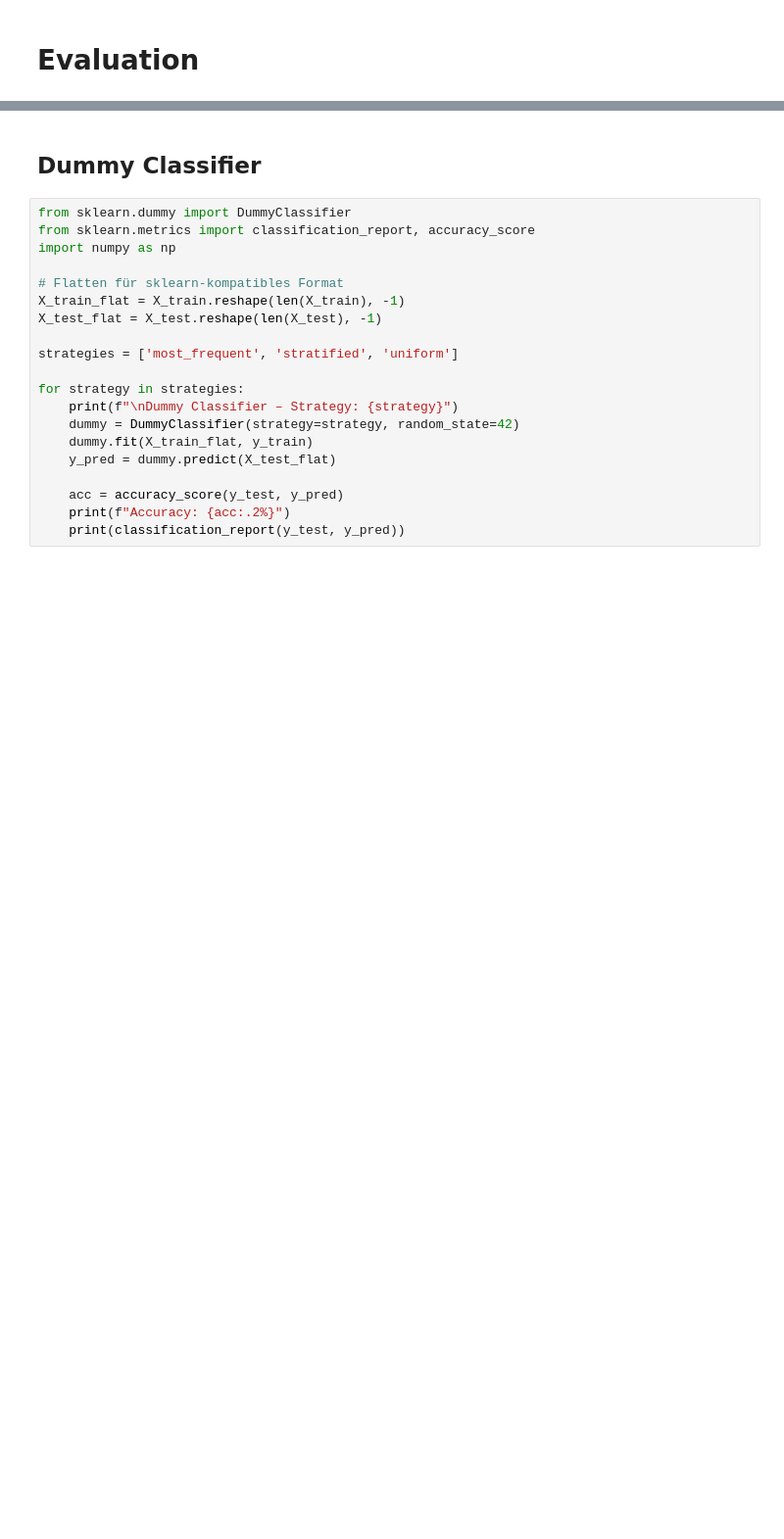
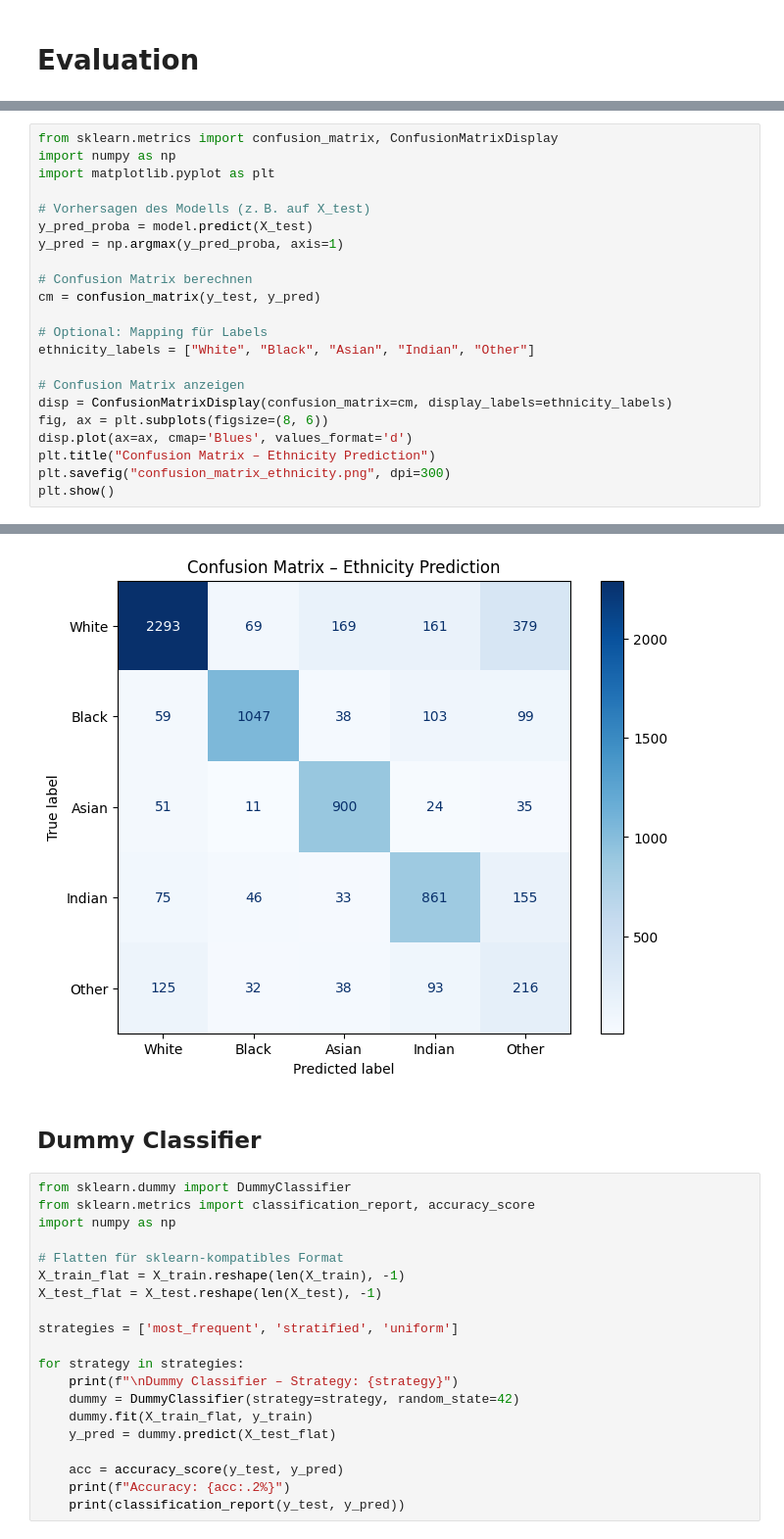
Before and after one commit to jasinwi22034/FaceClassification, a Jupyter notebook: faceclassification.ipynb, the cells around one changed output, grey strips where cells are left out. Shown at 98% size. Drawn from its saved outputs; the diff is of its cells as text; blank space fills up the shorter version.

```diff
--- a/faceclassification.ipynb
+++ b/faceclassification.ipynb
@@ -466,0 +609,23 @@ plt.show()
+# %%
+from sklearn.metrics import confusion_matrix, ConfusionMatrixDisplay
+import numpy as np
+import matplotlib.pyplot as plt
+
+# Vorhersagen des Modells (z. B. auf X_test)
+y_pred_proba = model.predict(X_test)
+y_pred = np.argmax(y_pred_proba, axis=1)
+
+# Confusion Matrix berechnen
+cm = confusion_matrix(y_test, y_pred)
+
+# Optional: Mapping für Labels
+ethnicity_labels = ["White", "Black", "Asian", "Indian", "Other"]
+
+# Confusion Matrix anzeigen
+disp = ConfusionMatrixDisplay(confusion_matrix=cm, display_labels=ethnicity_labels)
+fig, ax = plt.subplots(figsize=(8, 6))
+disp.plot(ax=ax, cmap='Blues', values_format='d')
+plt.title("Confusion Matrix – Ethnicity Prediction")
+plt.savefig("confusion_matrix_ethnicity.png", dpi=300)
+plt.show()
+# %% [output]
@@ -467,3 +633,4 @@ plt.show()
+[figure, added]
 # %% [markdown]
 ## Dummy Classifier
 # %%
```
Also changed, not shown: parts of 22 cells of this notebook.
